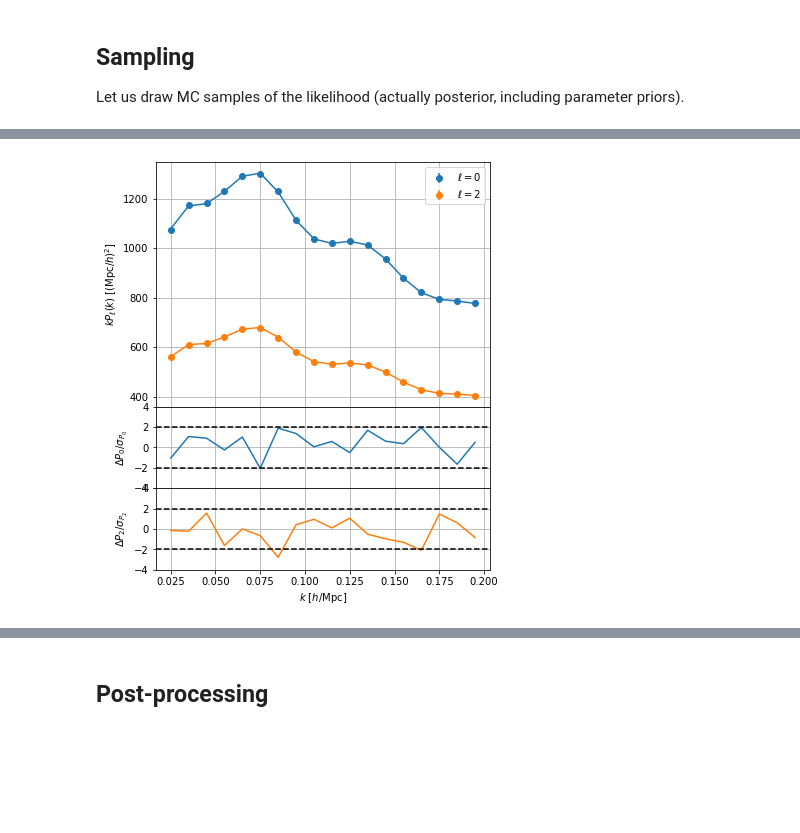
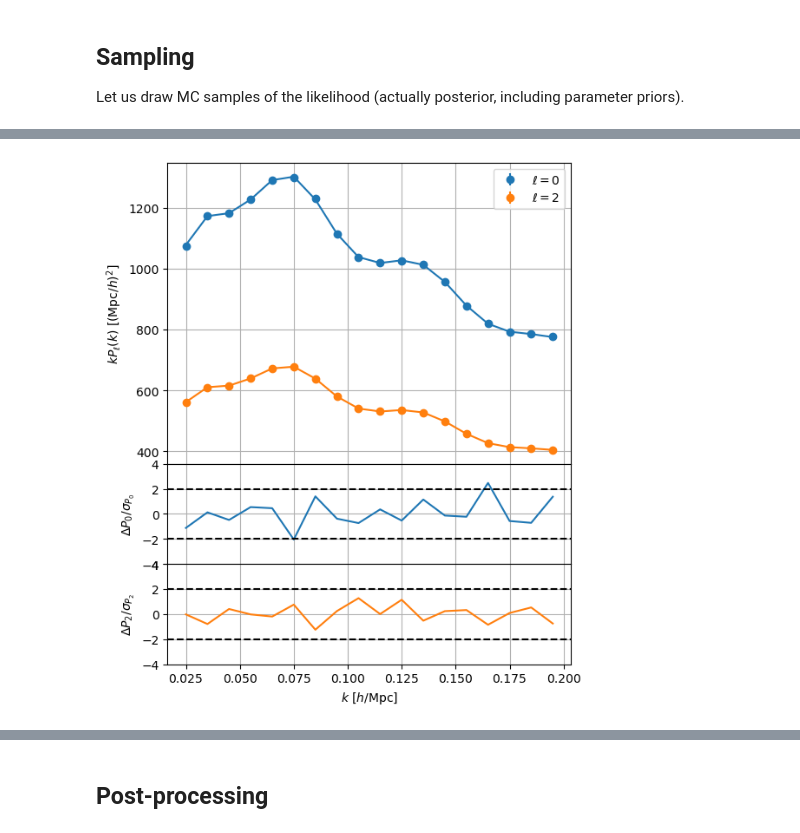
Before and after one commit to adematti/cosmofit, a Jupyter notebook: nb/fs_ptheta_examples.ipynb, the cells around one changed output, grey strips where cells are left out. Saved outputs shown, nothing was run; the diff lists cells and outputs as text; code cells hidden in the pictures; blank space fills up the shorter version.

```diff
--- a/nb/fs_ptheta_examples.ipynb
+++ b/nb/fs_ptheta_examples.ipynb
@@ -199,8 +207,9 @@ while not converged:
 # %%
+likelihood.run(**sampler.chains[0].choice())
 likelihood.end_calculators[0].plot()
 plt.show()
 # %% [output]
-[figure, old version]
+[figure, new version]
 # %%
 chain = sampler.chains[0].remove_burnin(0.5)
 print(chain.to_stats(tablefmt='pretty'))
```
Also changed, not shown: parts of 10 cells of this notebook, 3 other files.
